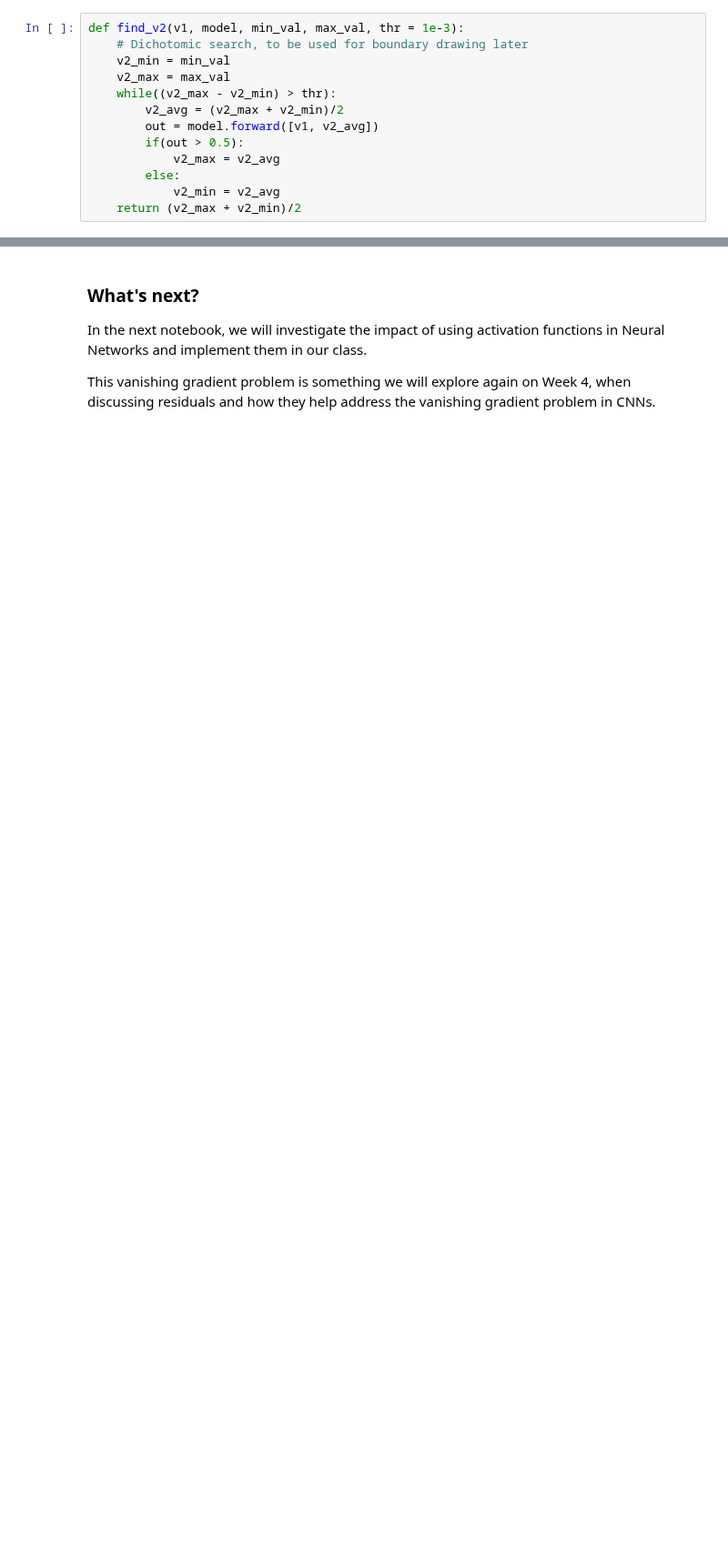
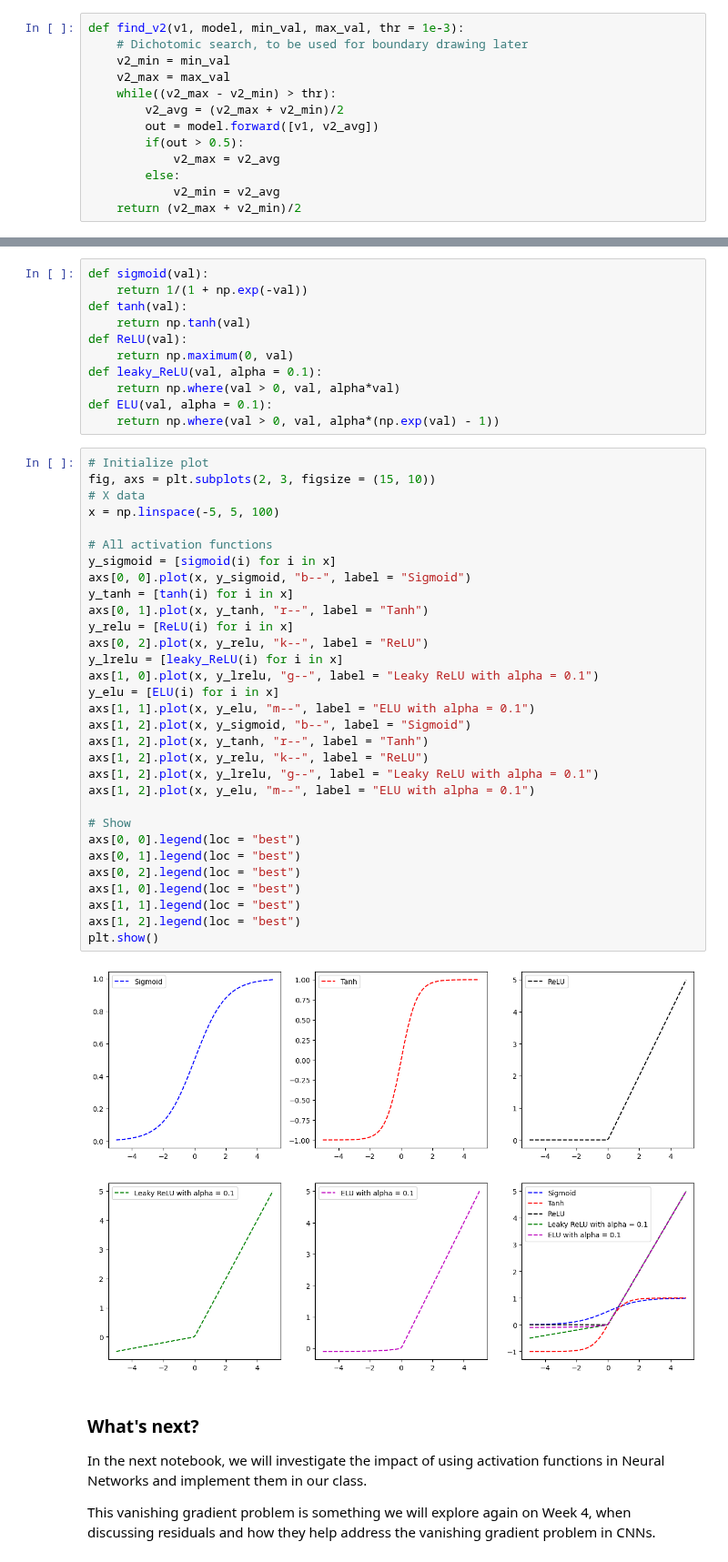
Before and after one commit to matthieudemari/SUTD_DL_50_039, a Jupyter notebook: W2/0. All/Code files/4. Activation functions and non-linearities.ipynb, the cells around one changed output, grey strips where cells are left out. Shown at 91% size. Saved outputs shown, nothing was run; the diff lists cells and outputs as text; blank space fills up the shorter version.

```diff
--- a/W2/0. All/Code files/4. Activation functions and non-linearities.ipynb
+++ b/W2/0. All/Code files/4. Activation functions and non-linearities.ipynb
@@ -427,3 +461,47 @@ plt.show()
+# %%
+def sigmoid(val):
+    return 1/(1 + np.exp(-val))
+def tanh(val):
+    return np.tanh(val)
+def ReLU(val):
+    return np.maximum(0, val)
+def leaky_ReLU(val, alpha = 0.1):
+    return np.where(val > 0, val, alpha*val)
+def ELU(val, alpha = 0.1):
+    return np.where(val > 0, val, alpha*(np.exp(val) - 1))
+# %%
+# Initialize plot
+fig, axs = plt.subplots(2, 3, figsize = (15, 10))
+# X data
+x = np.linspace(-5, 5, 100)
+
+# All activation functions
+y_sigmoid = [sigmoid(i) for i in x]
+axs[0, 0].plot(x, y_sigmoid, "b--", label = "Sigmoid")
+y_tanh = [tanh(i) for i in x]
+axs[0, 1].plot(x, y_tanh, "r--", label = "Tanh")
+y_relu = [ReLU(i) for i in x]
+axs[0, 2].plot(x, y_relu, "k--", label = "ReLU")
+y_lrelu = [leaky_ReLU(i) for i in x]
+axs[1, 0].plot(x, y_lrelu, "g--", label = "Leaky ReLU with alpha = 0.1")
+y_elu = [ELU(i) for i in x]
+axs[1, 1].plot(x, y_elu, "m--", label = "ELU with alpha = 0.1")
+axs[1, 2].plot(x, y_sigmoid, "b--", label = "Sigmoid")
+axs[1, 2].plot(x, y_tanh, "r--", label = "Tanh")
+axs[1, 2].plot(x, y_relu, "k--", label = "ReLU")
+axs[1, 2].plot(x, y_lrelu, "g--", label = "Leaky ReLU with alpha = 0.1")
+axs[1, 2].plot(x, y_elu, "m--", label = "ELU with alpha = 0.1")
+
+# Show
+axs[0, 0].legend(loc = "best")
+axs[0, 1].legend(loc = "best")
+axs[0, 2].legend(loc = "best")
+axs[1, 0].legend(loc = "best")
+axs[1, 1].legend(loc = "best")
+axs[1, 2].legend(loc = "best")
+plt.show()
+# %% [output]
+[figure, added]
 # %% [markdown]
 ### What's next?
 
```
Also changed, not shown: parts of 3 cells of this notebook, 2 other files.
